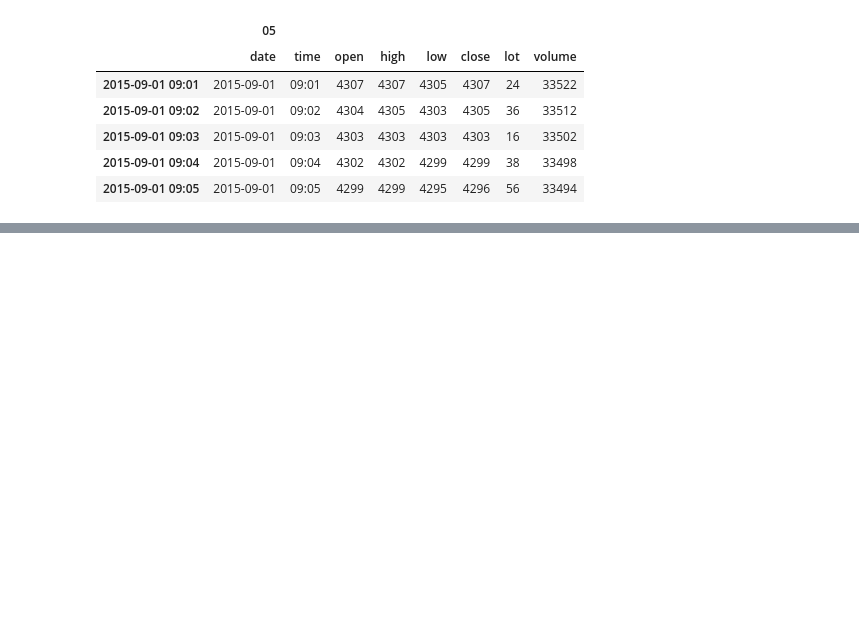
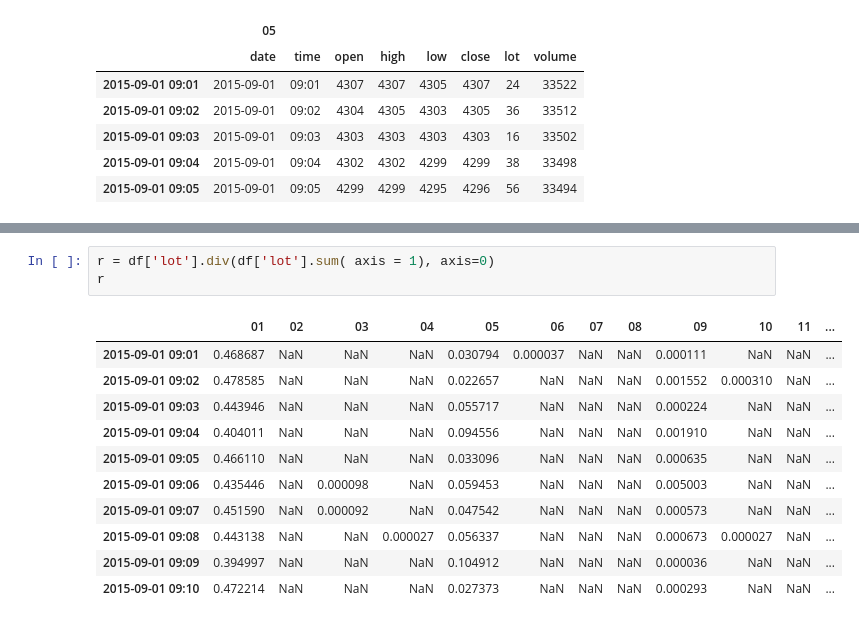
Before and after one commit to xmduhan/notebook, a Jupyter notebook: data_convert.ipynb, the cells around one changed output, grey strips where cells are left out. Drawn from its saved outputs; the diff is of its cells as text; blank space fills up the shorter version.

```diff
--- a/data_convert.ipynb
+++ b/data_convert.ipynb
@@ -153,0 +147,15 @@ apply(self, func, axis=0, broadcast=False, raw=False, reduce=None, args=(), **kw
+# %%
+r = df['lot'].div(df['lot'].sum( axis = 1), axis=0)
+r
+# %% [output]
+|  | 01 | 02 | 03 | 04 | 05 | 06 | 07 | 08 | 09 | 10 | 11 | ... |
+| 2015-09-01 09:01 | 0.468687 | NaN | NaN | NaN | 0.030794 | 0.000037 | NaN | NaN | 0.000111 | NaN | NaN | ... |
+| 2015-09-01 09:02 | 0.478585 | NaN | NaN | NaN | 0.022657 | NaN | NaN | NaN | 0.001552 | 0.000310 | NaN | ... |
+| 2015-09-01 09:03 | 0.443946 | NaN | NaN | NaN | 0.055717 | NaN | NaN | NaN | 0.000224 | NaN | NaN | ... |
+| 2015-09-01 09:04 | 0.404011 | NaN | NaN | NaN | 0.094556 | NaN | NaN | NaN | 0.001910 | NaN | NaN | ... |
+| 2015-09-01 09:05 | 0.466110 | NaN | NaN | NaN | 0.033096 | NaN | NaN | NaN | 0.000635 | NaN | NaN | ... |
+| 2015-09-01 09:06 | 0.435446 | NaN | 0.000098 | NaN | 0.059453 | NaN | NaN | NaN | 0.005003 | NaN | NaN | ... |
+| 2015-09-01 09:07 | 0.451590 | NaN | 0.000092 | NaN | 0.047542 | NaN | NaN | NaN | 0.000573 | NaN | NaN | ... |
+| 2015-09-01 09:08 | 0.443138 | NaN | NaN | 0.000027 | 0.056337 | NaN | NaN | NaN | 0.000673 | 0.000027 | NaN | ... |
+| 2015-09-01 09:09 | 0.394997 | NaN | NaN | NaN | 0.104912 | NaN | NaN | NaN | 0.000036 | NaN | NaN | ... |
+| 2015-09-01 09:10 | 0.472214 | NaN | NaN | NaN | 0.027373 | NaN | NaN | NaN | 0.000293 | NaN | NaN | ... |
```
Also changed, not shown: parts of 17 cells of this notebook.
